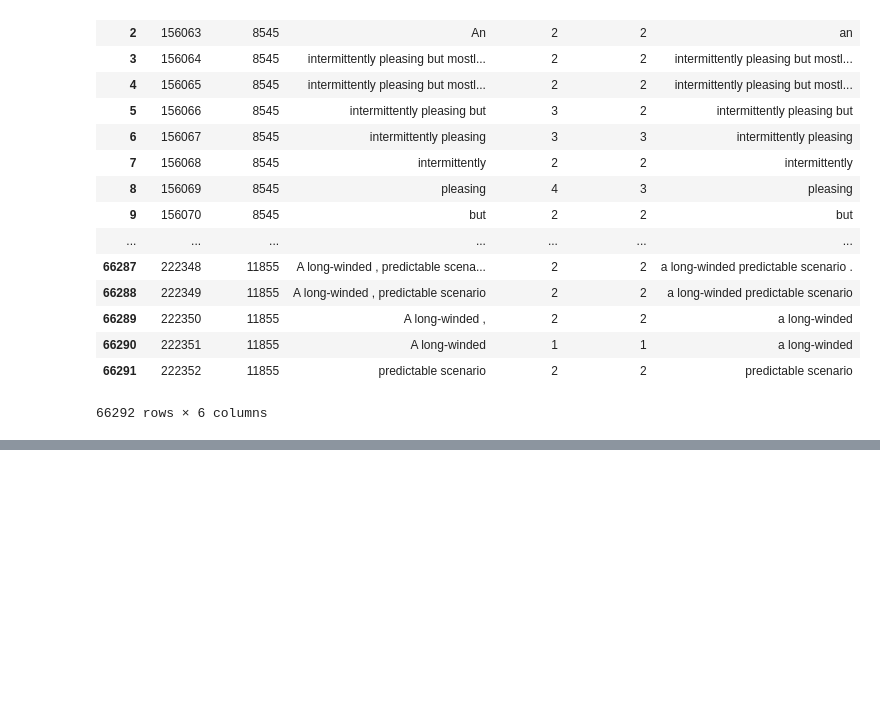
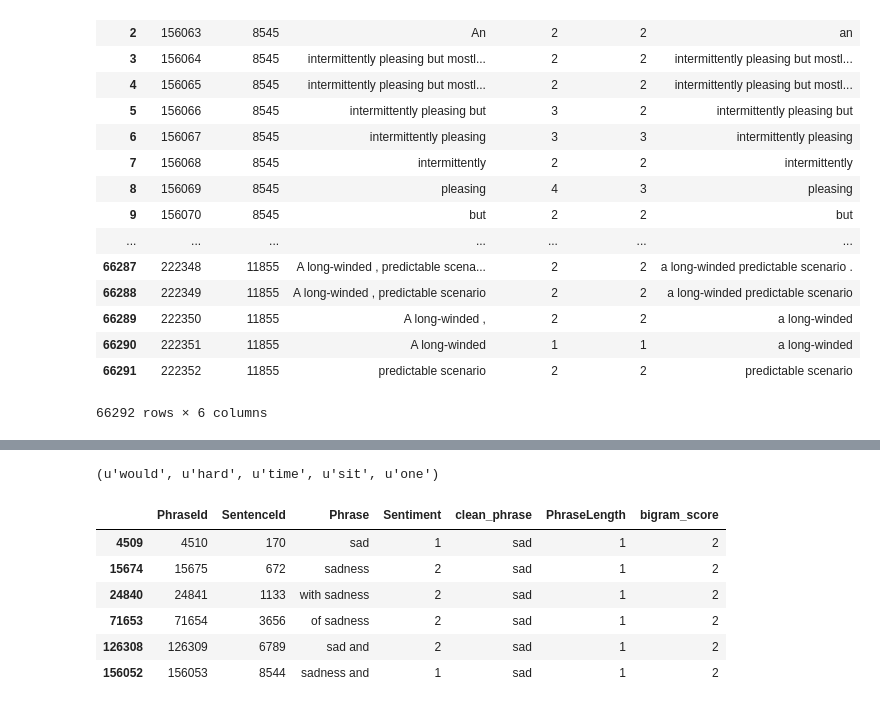
Before and after one commit to PragathiNS/kaggle, a Jupyter notebook: Rotten Tomatoes/Scribble pad.ipynb, the cells around one changed output, grey strips where cells are left out. Cells and saved outputs as stored; diff of their text form; code cells hidden in the pictures; blank space fills up the shorter version.

```diff
--- a/Rotten Tomatoes/Scribble pad.ipynb
+++ b/Rotten Tomatoes/Scribble pad.ipynb
@@ -230,0 +245,17 @@ stops.remove('but')
+# %%
+phrase = 'goabsadf asdfas asdf aasdf aasdfsd asdf asd asdf'
+phrase = tuple(train['clean_phrase'].values[100].split())
+# phrase = tuple([(word, porter.stem(word)) for word in phrase.split()]) # if word not in stops])
+phrase
+# %% [output]
+(u'would', u'hard', u'time', u'sit', u'one')
+# %%
+train[train['clean_phrase'] == 'sad']
+# %% [output]
+|  | PhraseId | SentenceId | Phrase | Sentiment | clean_phrase | PhraseLength | bigram_score |
+| 4509 | 4510 | 170 | sad | 1 | sad | 1 | 2 |
+| 15674 | 15675 | 672 | sadness | 2 | sad | 1 | 2 |
+| 24840 | 24841 | 1133 | with sadness | 2 | sad | 1 | 2 |
+| 71653 | 71654 | 3656 | of sadness | 2 | sad | 1 | 2 |
+| 126308 | 126309 | 6789 | sad and | 2 | sad | 1 | 2 |
+| 156052 | 156053 | 8544 | sadness and | 1 | sad | 1 | 2 |
```
Also changed, not shown: parts of 19 cells of this notebook, 1 other file.
